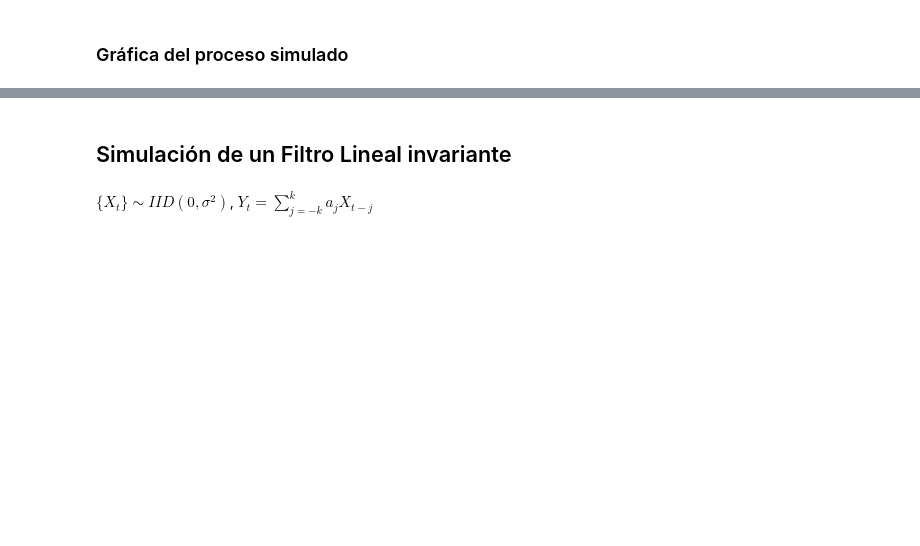
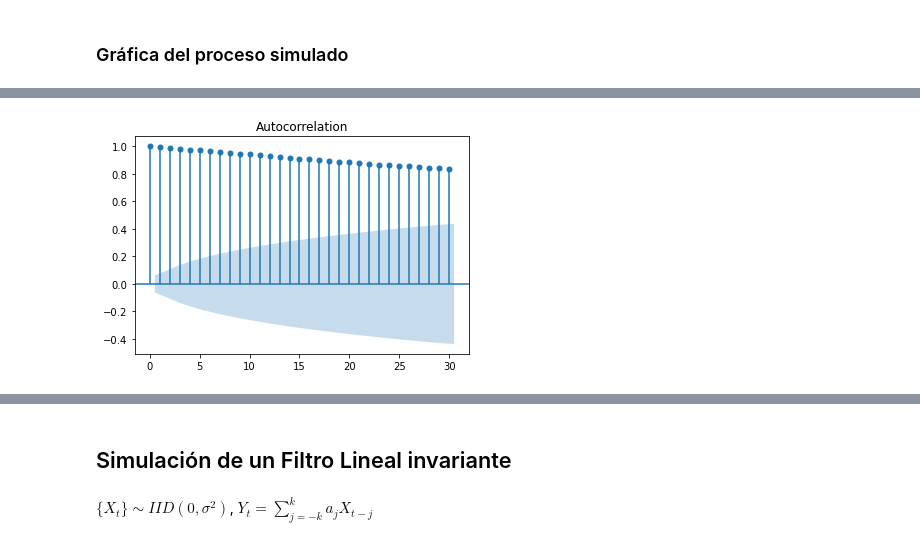
Before and after one commit to sacalderonv/TimeSeries, a Jupyter notebook: Python Jupyter/Simulación Python Primera.ipynb, the cells around one changed output, grey strips where cells are left out. Saved outputs shown, nothing was run; the diff lists cells and outputs as text; code cells hidden in the pictures; blank space fills up the shorter version.

```diff
--- a/Python Jupyter/Simulación Python Primera.ipynb
+++ b/Python Jupyter/Simulación Python Primera.ipynb
@@ -42,0 +45,4 @@ Text(0.5, 1.0, 'Caminata Aleatoria')
+# %%
+acfCaminataAleatoria=plot_acf(St,adjusted=False, lags=30)
+# %% [output]
+[figure, added]
```
Also changed, not shown: parts of 7 cells of this notebook.
